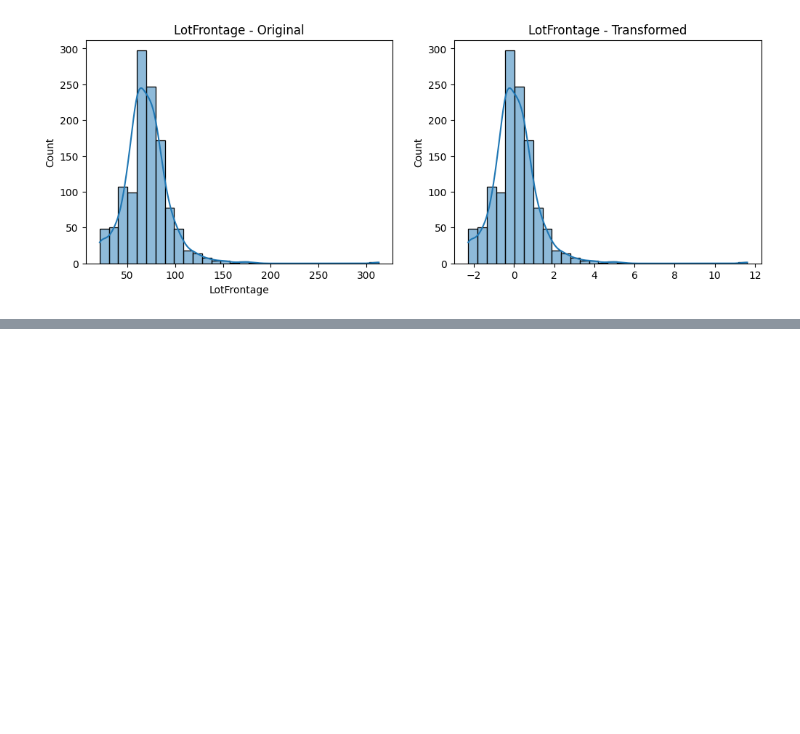
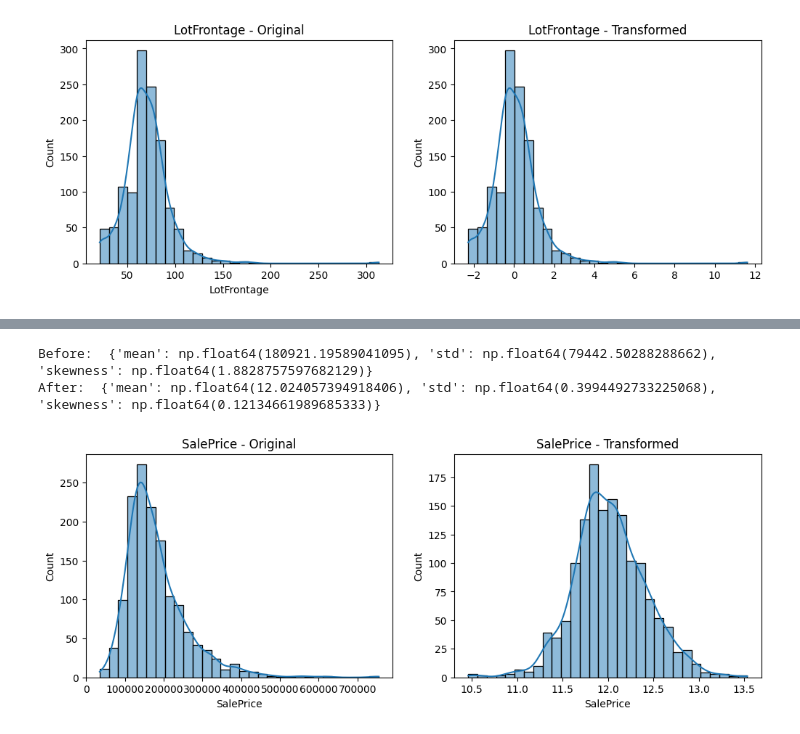
Before and after one commit to KG1234567/Feature-Engineering, a Jupyter notebook: 02-05-2026/02-05-2026.ipynb, the cells around one changed output, grey strips where cells are left out. Saved outputs shown, nothing was run; the diff lists cells and outputs as text; code cells hidden in the pictures; blank space fills up the shorter version.

```diff
--- a/02-05-2026/02-05-2026.ipynb
+++ b/02-05-2026/02-05-2026.ipynb
@@ -789,0 +801,13 @@ After:  {'mean': np.float64(0.04999801752507831), 'std': np.float64(1.1564167511
+# %%
+# Log Transformation (right-skewed data: SalePrice)
+# Formula: x' = log(x+1)
+
+col = "SalePrice"
+log_transformed = np.log1p(df[col])
+print("Before: ", summary_stats(df[col]))
+print("After: ", summary_stats(log_transformed))
+compare_distribution(df[col].dropna(), log_transformed, col)
+# %% [output]
+Before:  {'mean': np.float64(180921.19589041095), 'std': np.float64(79442.50288288662), 'skewness': np.float64(1.8828757597682129)}
+After:  {'mean': np.float64(12.024057394918406), 'std': np.float64(0.3994492733225068), 'skewness': np.float64(0.12134661989685333)}
+[figure, added]
```
Also changed, not shown: parts of 3 cells of this notebook.
